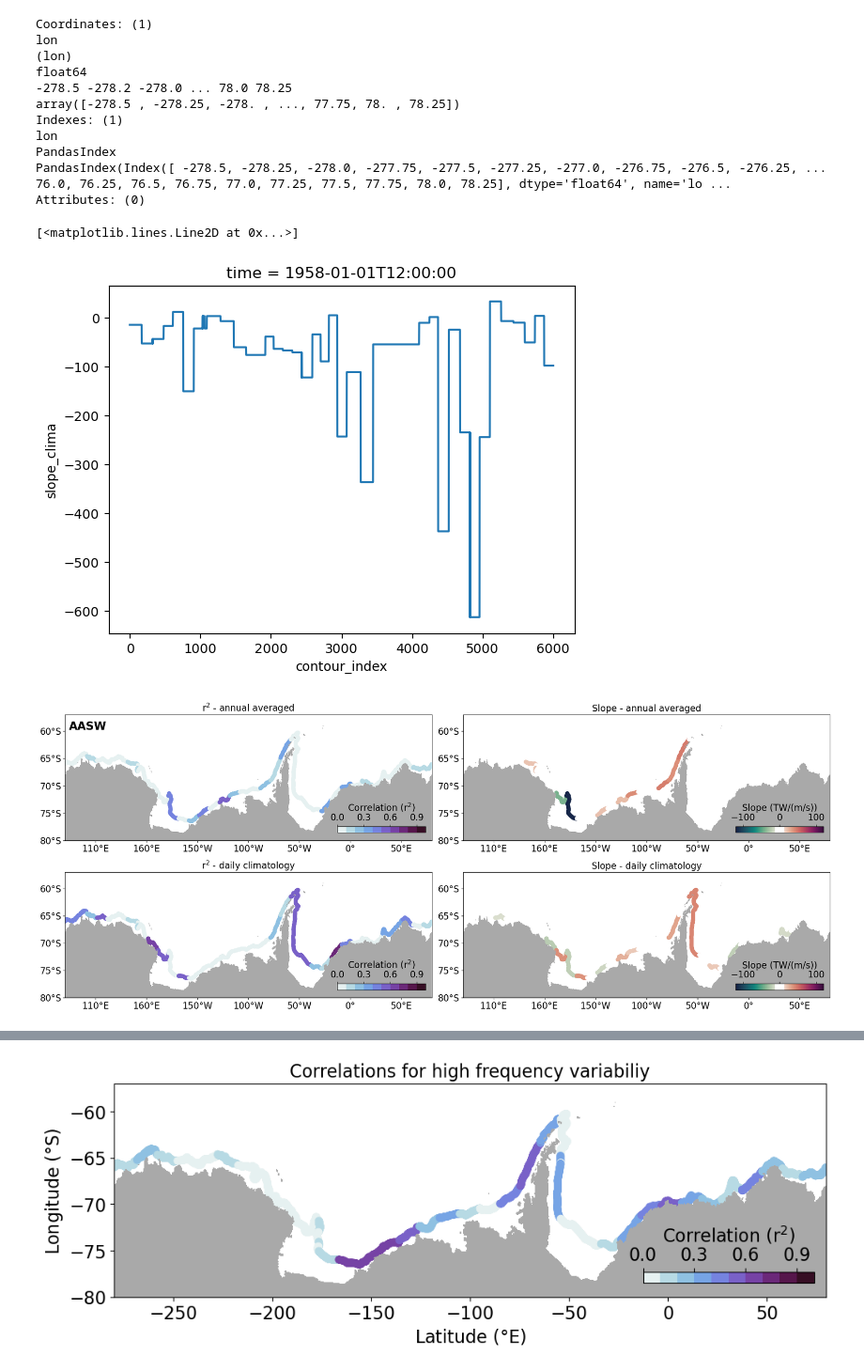
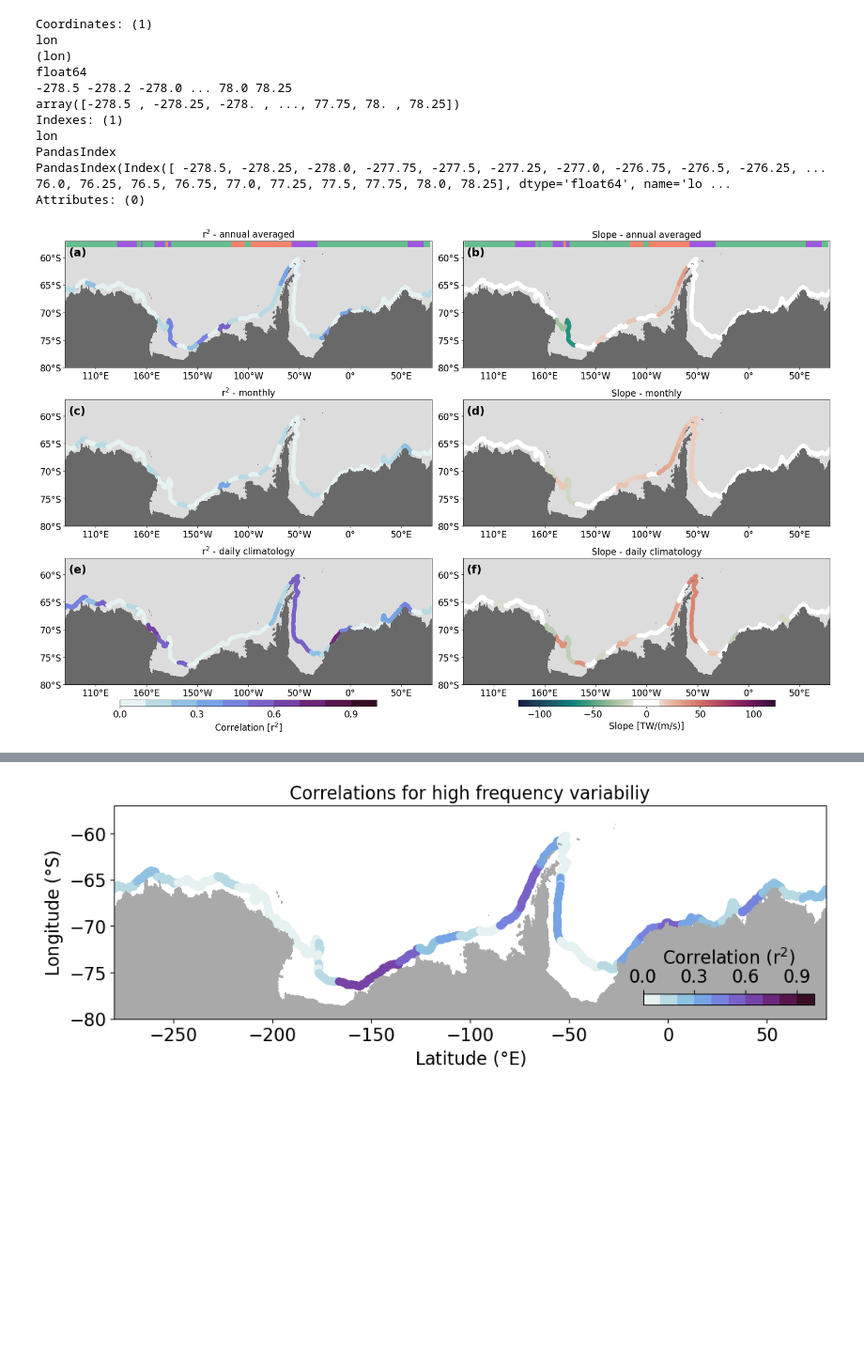
Before and after one commit to willaguiar/ASC_and_heat_transport, a Jupyter notebook: Jupyter/Fig3_corr_withdaily.ipynb, the cells around one changed output, grey strips where cells are left out. Shown at 94% size. Drawn from its saved outputs; the diff is of its cells as text; code cells hidden in the pictures; blank space fills up the shorter version.

Commit message:
new Fig 3 weighting and plots

```diff
--- a/Jupyter/Fig3_corr_withdaily.ipynb
+++ b/Jupyter/Fig3_corr_withdaily.ipynb
@@ -607,14 +505,14 @@ NameError: name 'slope_annual' is not defined
 file_extension = 'agemaskAASW_volav'
 file_extension_daily_clima = 'agemaskAASW_daily'
 
-ds = xr.open_dataset(files_path + 'r_sq_annual_10degBins_' + file_extension + '.nc')
+ds = xr.open_dataset(files_path + 'r_sq_annual_10degBins_' + file_extension + '_corr.nc')
 r_sq_annual_10deg = ds.r_sq_annual
 ds.close()
-ds = xr.open_dataset(files_path + 'r_sq_all_10degBins_' + file_extension + '.nc')
+ds = xr.open_dataset(files_path + 'r_sq_all_10degBins_' + file_extension + '_corr.nc')
 r_sq_all_10deg = ds.r_sq_all
 ds.close()
 
-ds = xr.open_dataset(files_path + 'r_sq_clima_10degBins_' + file_extension + '.nc')
+ds = xr.open_dataset(files_path + 'r_sq_clima_10degBins_' + file_extension + '_corr.nc')
 r_sq_clima_10deg = ds.r_sq_clim
 ds.close()
 
@@ -623,14 +521,14 @@ r_sq_daily_10deg = ds.r_sq_clim
 ds.close()
 
 
-ds = xr.open_dataset(files_path + 'slope_annual_10degBins_' + file_extension + '.nc')
+ds = xr.open_dataset(files_path + 'slope_annual_10degBins_' + file_extension + '_corr.nc')
 slope_sq_annual_10deg = ds.slope_annual
 ds.close()
-ds = xr.open_dataset(files_path + 'slope_all_10degBins_' + file_extension + '.nc')
+ds = xr.open_dataset(files_path + 'slope_all_10degBins_' + file_extension + '_corr.nc')
 slope_sq_all_10deg = ds.slope_all
 ds.close()
 
-ds = xr.open_dataset(files_path + 'slope_clima_10degBins_' + file_extension + '.nc')
+ds = xr.open_dataset(files_path + 'slope_clima_10degBins_' + file_extension + '_corr.nc')
 slope_sq_clima_10deg = ds.slope_clima
 ds.close()
 
@@ -953,40 +868,45 @@ def custom_curl_cmap():
     return custom_cmap
 # %%
 custom_cmap_slope = custom_curl_cmap()
-# %%
-slope_sq_clima_10deg_interp.plot()
-# %% [output]
-[<matplotlib.lines.Line2D at 0x...>]
-[figure, removed]
 # %%
 from cartopy.mpl.ticker import LongitudeFormatter, LatitudeFormatter
 # %%
-fig, ax = plt.subplots(nrows = 2,ncols = 2,figsize = (20, 8))
+fig, ax = plt.subplots(nrows = 3,ncols = 2,figsize = (20, 12))
 subplot_corr_along_contour(ax[0,0],r_sq_annual_10deg_interp, 'corr')
-subplot_corr_along_contour(ax[1,0],r_sq_daily_10deg_interp, 'corr')
+subplot_corr_along_contour(ax[1,0],r_sq_all_10deg_interp, 'corr')
+subplot_corr_along_contour(ax[2,0],r_sq_daily_10deg_interp, 'corr')
 
 subplot_corr_along_contour(ax[0,1],slope_sq_annual_10deg_interp, 'slope')
-subplot_corr_along_contour(ax[1,1],slope_sq_daily_10deg_interp, 'slope')
+subplot_corr_along_contour(ax[1,1],slope_sq_all_10deg_interp, 'slope')
+subplot_corr_along_contour(ax[2,1],slope_sq_daily_10deg_interp, 'slope')
 
-'''
-ax[0,0].pcolormesh(clustering_mask.lon, [-58,-57],  np.vstack((clustering_mask_sum,clustering_mask_sum)) , cmap=CustomCmap_no3, alpha = 0.5)
-ax[0,1].pcolormesh(clustering_mask.lon, [-58,-57],  np.vstack((clustering_mask_sum,clustering_mask_sum)) , cmap=CustomCmap_no3, alpha = 0.5)
-'''
-ax[0,0].text(0.01,0.88, 'AASW' ,transform=ax[0,0].transAxes, fontsize = 20, fontweight = 'bold')
 
+ax[0,0].pcolormesh(clustering_mask.lon, [-57.75,-57],  np.vstack((clustering_mask_sum,clustering_mask_sum)) , cmap=CustomCmap_no3, alpha = 0.75)
+ax[0,1].pcolormesh(clustering_mask.lon, [-57.75,-57],  np.vstack((clustering_mask_sum,clustering_mask_sum)) , cmap=CustomCmap_no3, alpha = 0.75)
+
+#ax[0,0].text(0.01,0.88, 'CDW' ,transform=ax[0,0].transAxes, fontsize = 20, fontweight = 'bold')
 ax[0,0].set_title('r$^{2}$ - annual averaged', fontsize = fontsize)
-ax[1,0].set_title('r$^{2}$ - daily climatology', fontsize = fontsize)
+ax[1,0].set_title('r$^{2}$ - monthly', fontsize = fontsize)
+ax[2,0].set_title('r$^{2}$ - daily climatology', fontsize = fontsize)
 
 ax[0,1].set_title('Slope - annual averaged', fontsize = fontsize)
-ax[1,1].set_title('Slope - daily climatology', fontsize = fontsize)
+ax[1,1].set_title('Slope - monthly', fontsize = fontsize)
+ax[2,1].set_title('Slope - daily climatology', fontsize = fontsize)
 ## adjust colorbar so middle is white
+
+ax[0,0].text(0.01,0.88,'(a)',transform=ax[0,0].transAxes, fontsize = 20, fontweight = 'bold')
+ax[0,1].text(0.01,0.88,'(b)',transform=ax[0,1].transAxes, fontsize = 20, fontweight = 'bold')
+ax[1,0].text(0.01,0.88,'(c)',transform=ax[1,0].transAxes, fontsize = 20, fontweight = 'bold')
+ax[1,1].text(0.01,0.88,'(d)',transform=ax[1,1].transAxes, fontsize = 20, fontweight = 'bold')
+ax[2,0].text(0.01,0.88,'(e)',transform=ax[2,0].transAxes, fontsize = 20, fontweight = 'bold')
+ax[2,1].text(0.01,0.88,'(f)',transform=ax[2,1].transAxes, fontsize = 20, fontweight = 'bold')
 
 ## CLIMATOLOGY ONLY HAS 12 point because monthly data used for age
 plt.tight_layout()
 ### NB negative slope means that weaker westward current --> more southward CSHT
 ### positive slope means that stronger westward current --> more southward CSHT , if eastward current, stronger currentm
 # %% [output]
-[figure, old version]
+[figure, new version]
 # %%
 fig, ax = plt.subplots(nrows = 4,ncols = 2,figsize = (20, 13))
 subplot_corr_along_contour(ax[0,0],r_sq_all_10deg_interp, 'corr')
```
Also changed, not shown: parts of 18 cells of this notebook, 2 other files.
